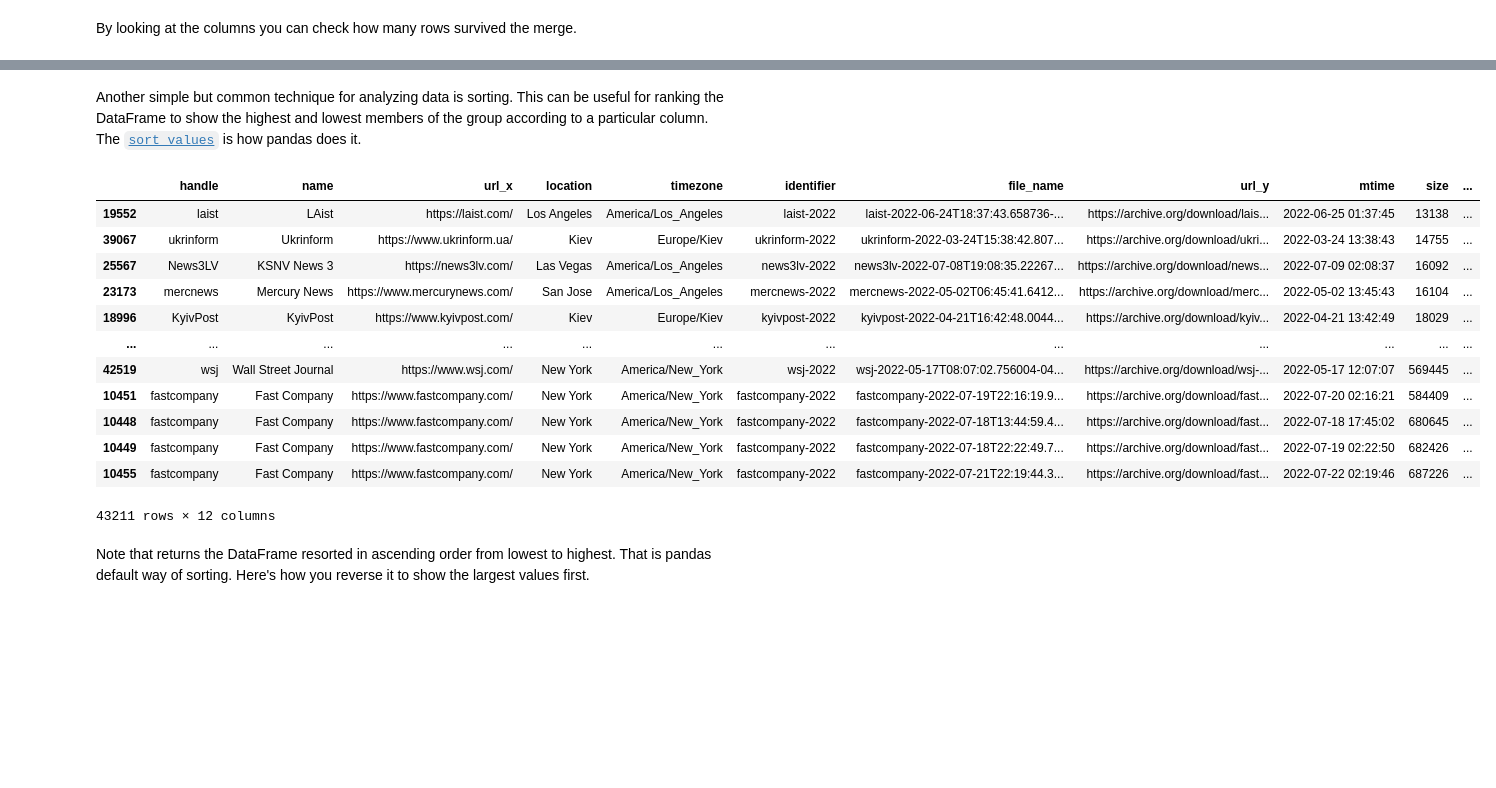
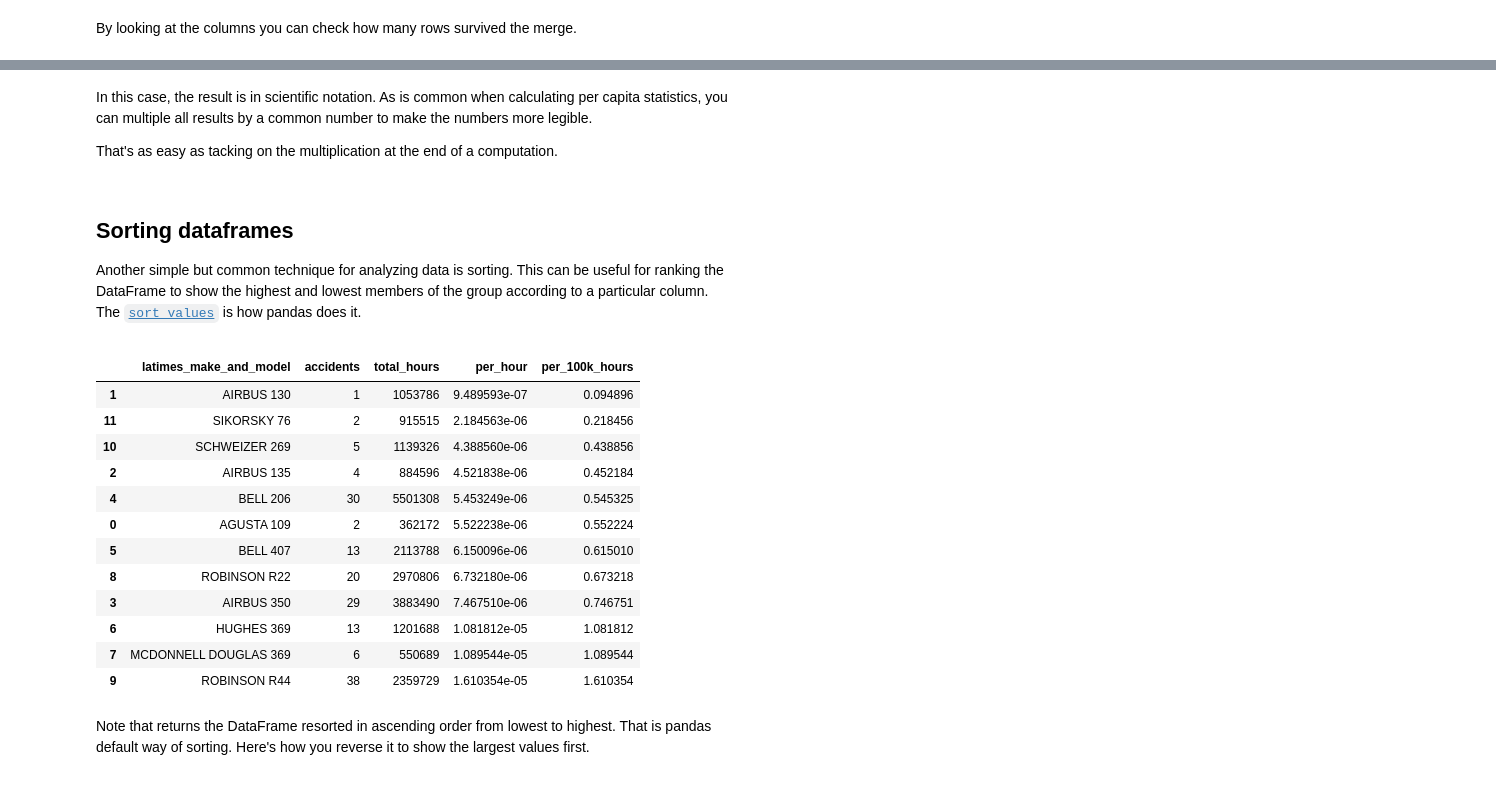
Before and after one commit to palewire/first-python-notebook, a Jupyter notebook: jupyterlite/fast-python-notebook/notebook.ipynb, the cells around one changed output, grey strips where cells are left out. Cells and saved outputs as stored; diff of their text form; code cells hidden in the pictures; blank space fills up the shorter version.

```diff
--- a/jupyterlite/fast-python-notebook/notebook.ipynb
+++ b/jupyterlite/fast-python-notebook/notebook.ipynb
@@ -670,7 +647,7 @@ Merging two DataFrames is as simple as passing both to pandas built-in `merge` m
 
 </div>
 # %%
-merged_list = pd.merge(accident_list, survey, on="latimes_make_and_model")
+merged_list = pd.merge(accident_counts, survey, on="latimes_make_and_model")
 # %% [markdown]
 That new DataFrame can be inspected like any other.
 # %%
@@ -713,0 +711,2 @@ You can also see that the DataFrame now contains the same number of records as t
+# %%
+merged_list['per_hour'] = merged_list.accidents / merged_list.total_hours
@@ -714,21 +722,41 @@ You can also see that the DataFrame now contains the same number of records as t
+# %% [markdown]
+<div style="max-width:640px;">
+
+In this case, the result is in scientific notation. As is common when calculating per capita statistics, you can multiple all results by a common number to make the numbers more legible.
+
+That's as easy as tacking on the multiplication at the end of a computation.
+
+</div>
+# %%
+merged_list['per_100k_hours'] = (merged_list.accidents / merged_list.total_hours) * 100000
 # %% [markdown]
-Another simple but common technique for analyzing data is sorting. This can be useful for ranking the DataFrame to show the highest and lowest members of the group according to a particular column. The [`sort_values`](https://pandas.pydata.org/pandas-docs/stable/reference/api/pandas.DataFrame.sort_values.html) is how pandas does it.
+## Sorting dataframes
+
+<div style="max-width:640px;">
+
+Another simple but common technique for analyzing data is sorting. This can be useful for ranking the DataFrame to show the highest and lowest members of the group according to a particular column. The <a href="https://pandas.pydata.org/pandas-docs/stable/reference/api/pandas.DataFrame.sort_values.html">`sort_values`</a> is how pandas does it.
+
+</div>
 # %%
-merged_list.sort_values("size")
+merged_list.sort_values("per_100k_hours")
 # %% [output]
-|  | handle | name | url_x | location | timezone | identifier | file_name | url_y | mtime | size | ... |
-| 19552 | laist | LAist | https://laist.com/ | Los Angeles | America/Los_Angeles | laist-2022 | laist-2022-06-24T18:37:43.658736-... | https://archive.org/download/lais... | 2022-06-25 01:37:45 | 13138 | ... |
-| 39067 | ukrinform | Ukrinform | https://www.ukrinform.ua/ | Kiev | Europe/Kiev | ukrinform-2022 | ukrinform-2022-03-24T15:38:42.807... | https://archive.org/download/ukri... | 2022-03-24 13:38:43 | 14755 | ... |
-| 25567 | News3LV | KSNV News 3 | https://news3lv.com/ | Las Vegas | America/Los_Angeles | news3lv-2022 | news3lv-2022-07-08T19:08:35.22267... | https://archive.org/download/news... | 2022-07-09 02:08:37 | 16092 | ... |
-| 23173 | mercnews | Mercury News | https://www.mercurynews.com/ | San Jose | America/Los_Angeles | mercnews-2022 | mercnews-2022-05-02T06:45:41.6412... | https://archive.org/download/merc... | 2022-05-02 13:45:43 | 16104 | ... |
-| 18996 | KyivPost | KyivPost | https://www.kyivpost.com/ | Kiev | Europe/Kiev | kyivpost-2022 | kyivpost-2022-04-21T16:42:48.0044... | https://archive.org/download/kyiv... | 2022-04-21 13:42:49 | 18029 | ... |
-| ... | ... | ... | ... | ... | ... | ... | ... | ... | ... | ... | ... |
-| 42519 | wsj | Wall Street Journal | https://www.wsj.com/ | New York | America/New_York | wsj-2022 | wsj-2022-05-17T08:07:02.756004-04... | https://archive.org/download/wsj-... | 2022-05-17 12:07:07 | 569445 | ... |
-| 10451 | fastcompany | Fast Company | https://www.fastcompany.com/ | New York | America/New_York | fastcompany-2022 | fastcompany-2022-07-19T22:16:19.9... | https://archive.org/download/fast... | 2022-07-20 02:16:21 | 584409 | ... |
-| 10448 | fastcompany | Fast Company | https://www.fastcompany.com/ | New York | America/New_York | fastcompany-2022 | fastcompany-2022-07-18T13:44:59.4... | https://archive.org/download/fast... | 2022-07-18 17:45:02 | 680645 | ... |
-| 10449 | fastcompany | Fast Company | https://www.fastcompany.com/ | New York | America/New_York | fastcompany-2022 | fastcompany-2022-07-18T22:22:49.7... | https://archive.org/download/fast... | 2022-07-19 02:22:50 | 682426 | ... |
-| 10455 | fastcompany | Fast Company | https://www.fastcompany.com/ | New York | America/New_York | fastcompany-2022 | fastcompany-2022-07-21T22:19:44.3... | https://archive.org/download/fast... | 2022-07-22 02:19:46 | 687226 | ... |
+|  | latimes_make_and_model | accidents | total_hours | per_hour | per_100k_hours |
+| 1 | AIRBUS 130 | 1 | 1053786 | 9.489593e-07 | 0.094896 |
+| 11 | SIKORSKY 76 | 2 | 915515 | 2.184563e-06 | 0.218456 |
+| 10 | SCHWEIZER 269 | 5 | 1139326 | 4.388560e-06 | 0.438856 |
+| 2 | AIRBUS 135 | 4 | 884596 | 4.521838e-06 | 0.452184 |
+| 4 | BELL 206 | 30 | 5501308 | 5.453249e-06 | 0.545325 |
+| 0 | AGUSTA 109 | 2 | 362172 | 5.522238e-06 | 0.552224 |
+| 5 | BELL 407 | 13 | 2113788 | 6.150096e-06 | 0.615010 |
+| 8 | ROBINSON R22 | 20 | 2970806 | 6.732180e-06 | 0.673218 |
+| 3 | AIRBUS 350 | 29 | 3883490 | 7.467510e-06 | 0.746751 |
+| 6 | HUGHES 369 | 13 | 1201688 | 1.081812e-05 | 1.081812 |
+| 7 | MCDONNELL DOUGLAS 369 | 6 | 550689 | 1.089544e-05 | 1.089544 |
+| 9 | ROBINSON R44 | 38 | 2359729 | 1.610354e-05 | 1.610354 |
-43211 rows × 12 columns
 # %% [markdown]
+<div style="max-width:640px;">
+
 Note that returns the DataFrame resorted in ascending order from lowest to highest. That is pandas default way of sorting. Here's how you reverse it to show the largest values first.
+
+</div>
 # %%
```
Also changed, not shown: parts of 32 cells of this notebook, 2 other files.
